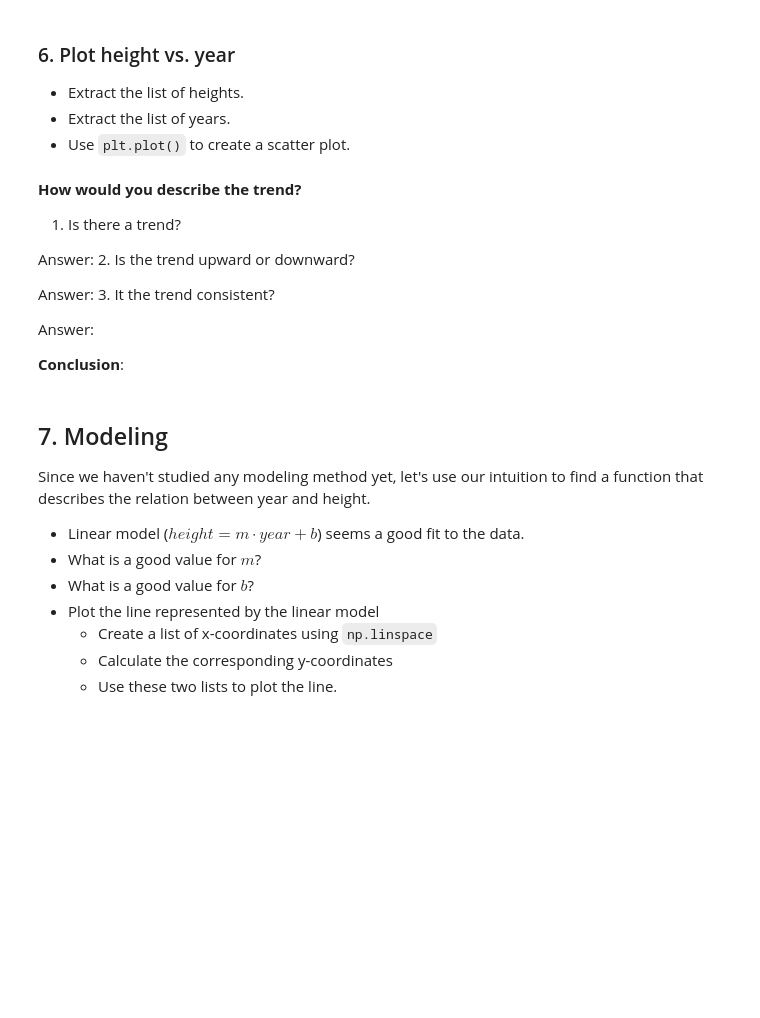
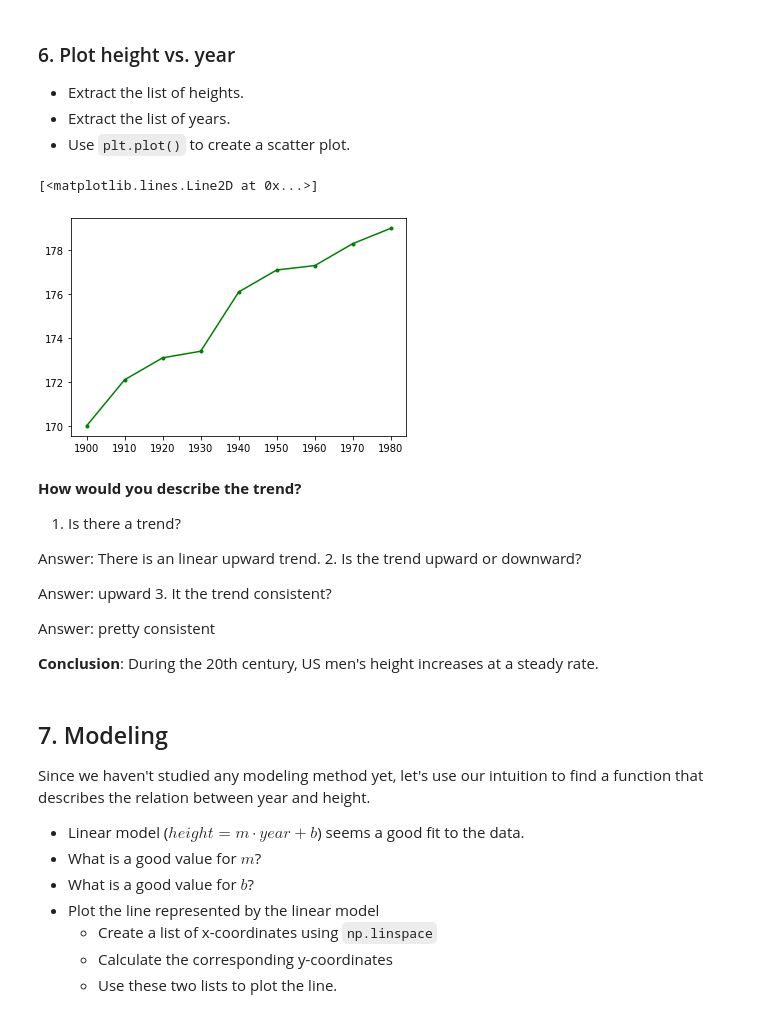
Before and after one commit to ch00226855/CMP414765Spring2021, a Jupyter notebook: Week02_FirstExample.ipynb, the cells around one changed output. Saved outputs shown, nothing was run; the diff lists cells and outputs as text; code cells hidden in the pictures; blank space fills up the shorter version.

```diff
--- a/Week02_FirstExample.ipynb
+++ b/Week02_FirstExample.ipynb
@@ -248,20 +261,23 @@ data
 # %%
 heights = data['Height(cm)']
 years = data.index
-plt.plot(years, heights, 'g.')
+plt.plot(years, heights, 'g.-')
+# %% [output]
+[<matplotlib.lines.Line2D at 0x...>]
+[figure, added]
 # %% [markdown]
 **How would you describe the trend?**
 1. Is there a trend?
 
-Answer:
+Answer: There is an linear upward trend.
 2. Is the trend upward or downward?
 
-Answer:
+Answer: upward
 3. It the trend consistent?
 
-Answer:
+Answer: pretty consistent
 
-**Conclusion**:
+**Conclusion**: During the 20th century, US men's height increases at a steady rate.
 # %% [markdown]
 ## 7. Modeling
 
```
Also changed, not shown: parts of 14 cells of this notebook.
